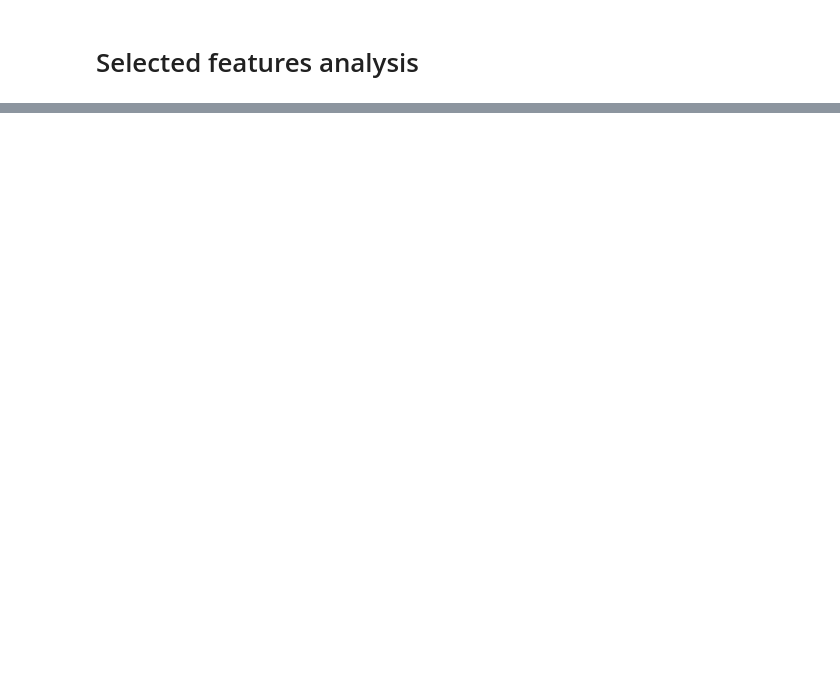
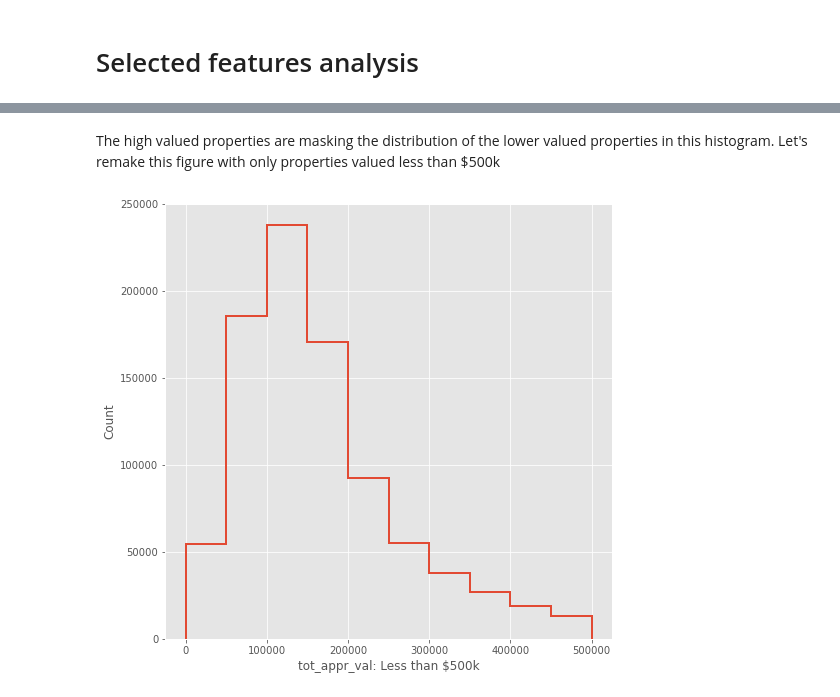
Before and after one commit to RafaelPinto/hcad_pred, a Jupyter notebook: notebooks/01_Exploratory/2.0-rp-hcad-eda.ipynb, the cells around one changed output, grey strips where cells are left out. Saved outputs shown, nothing was run; the diff lists cells and outputs as text; code cells hidden in the pictures; blank space fills up the shorter version.

```diff
--- a/notebooks/01_Exploratory/2.0-rp-hcad-eda.ipynb
+++ b/notebooks/01_Exploratory/2.0-rp-hcad-eda.ipynb
@@ -180,0 +207,6 @@ Is there a strong association between the different appraised values?
+# %% [markdown]
+The high valued properties are masking the distribution of the lower valued properties in this histogram. Let's remake this figure with only properties valued less than $500k
+# %%
+plot_hist(series[series < 500000], col + ': Less than $500k')
+# %% [output]
+[figure, added]
```
Also changed, not shown: parts of 82 cells of this notebook, 2 other files.
